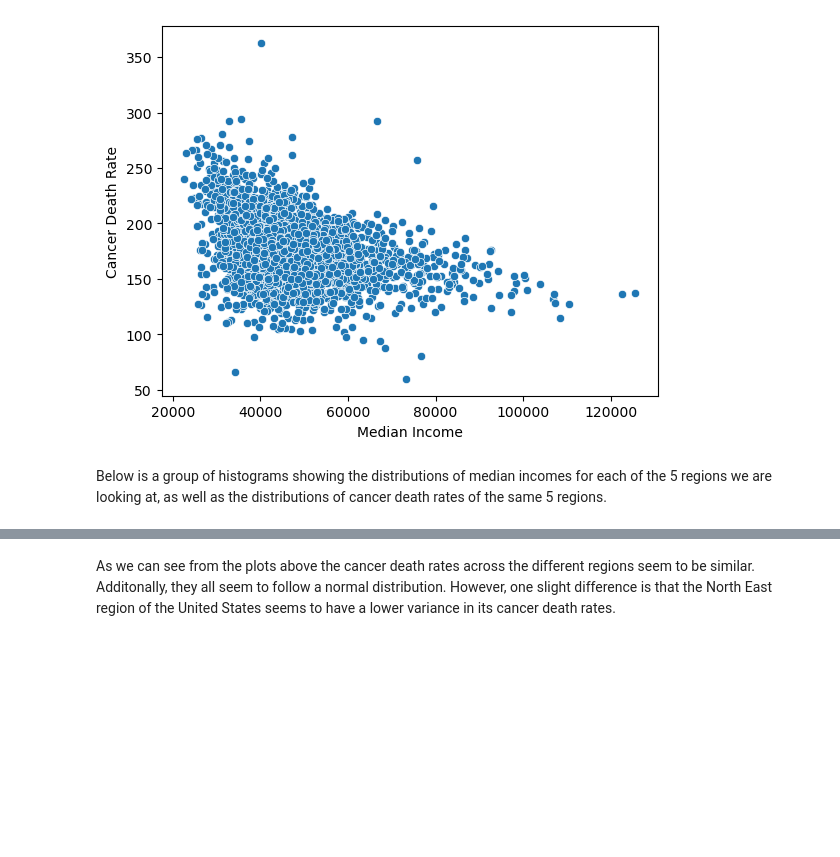
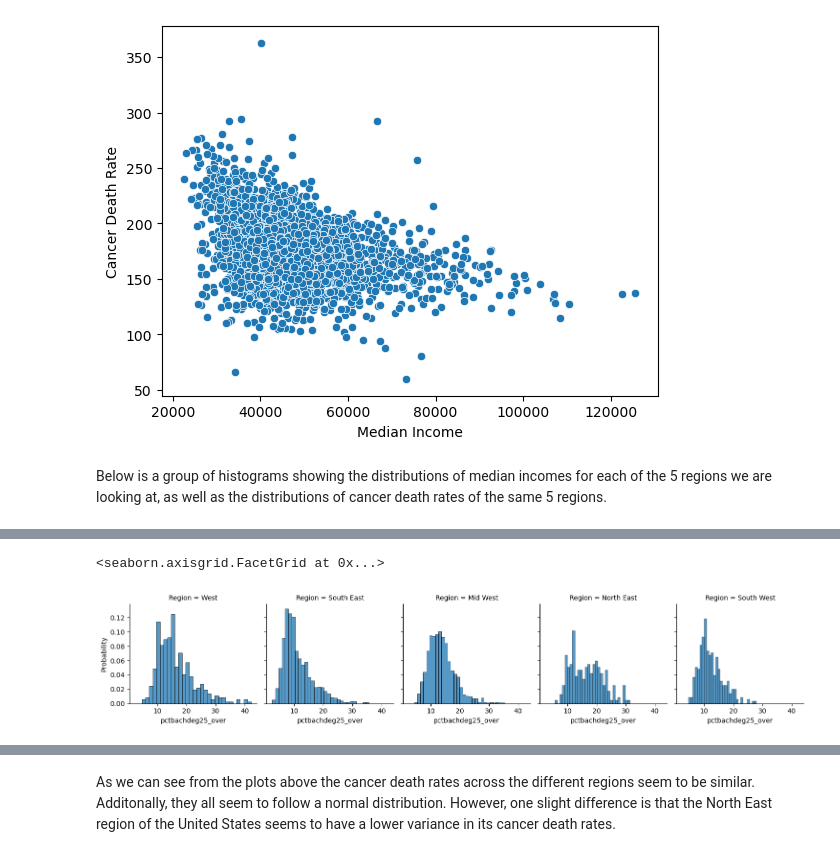
Before and after one commit to caseyhild/Data-Science-For-Cancer-Analysis, a Jupyter notebook: EDACheckpointGroup_Sp23_Casey_s_Group.ipynb, the cells around one changed output, grey strips where cells are left out. Saved outputs shown, nothing was run; the diff lists cells and outputs as text; code cells hidden in the pictures; blank space fills up the shorter version.

```diff
--- a/EDACheckpointGroup_Sp23_Casey_s_Group.ipynb
+++ b/EDACheckpointGroup_Sp23_Casey_s_Group.ipynb
@@ -297,2 +297,8 @@ g.map_dataframe(sns.histplot, x='medincome', bins=10, stat='probability')
+# %%
+g = sns.FacetGrid(data_cancer, col='Region')
+g.map_dataframe(sns.histplot, x='pctbachdeg25_over', bins=30, stat='probability')
+# %% [output]
+<seaborn.axisgrid.FacetGrid at 0x...>
+[figure, added]
 # %%
 g = sns.FacetGrid(data_cancer, col='Region')
```
Also changed, not shown: parts of 7 cells of this notebook.
